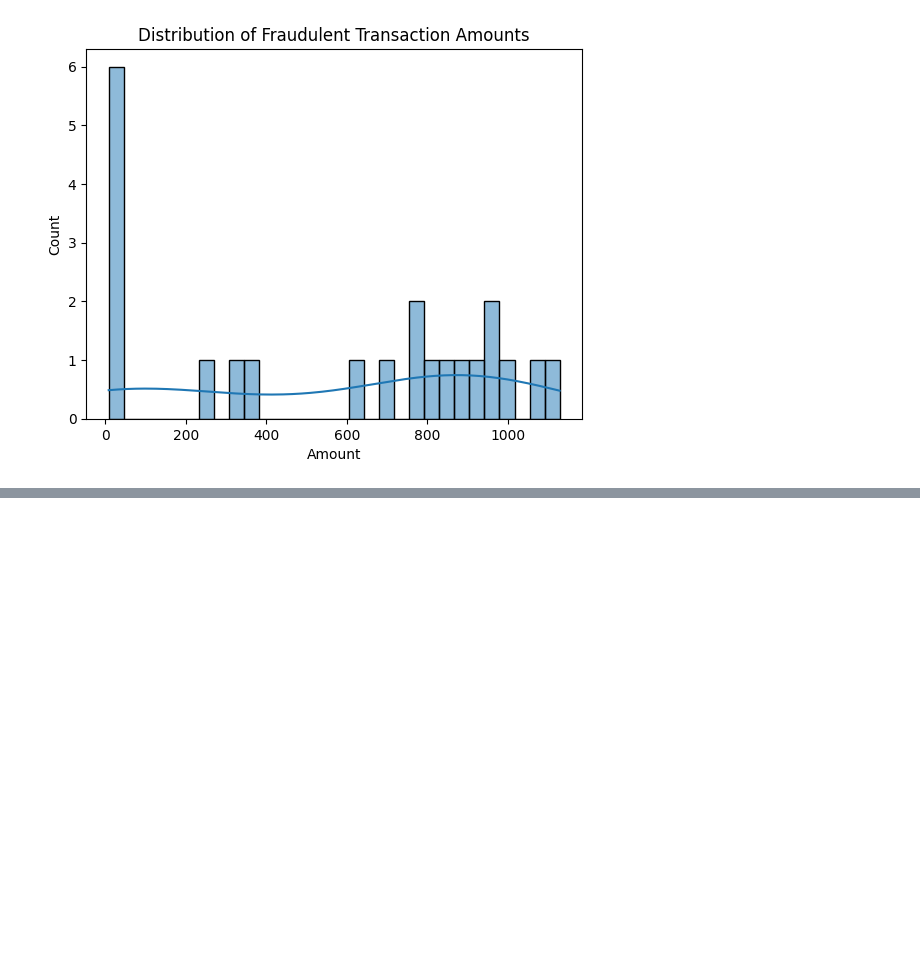
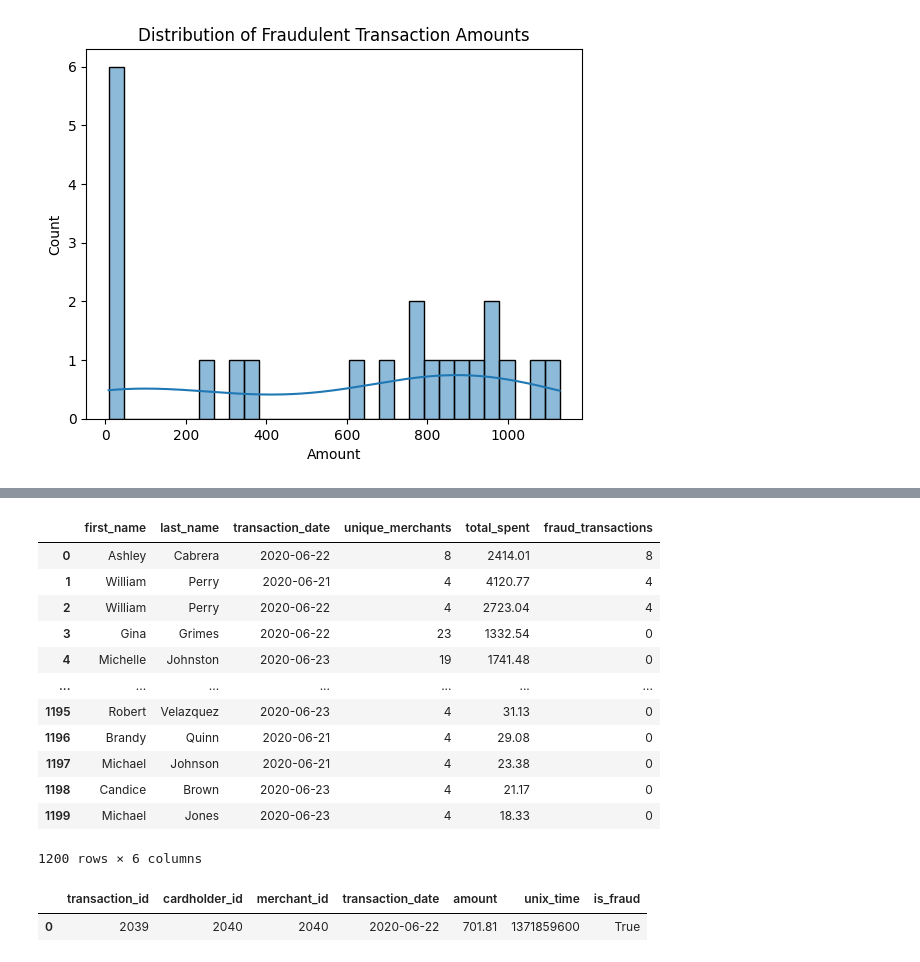
Before and after one commit to COP3710CreditCardFraudDetection/CCFraudDetectionDB, a Jupyter notebook: Team7.ipynb, the cells around one changed output, grey strips where cells are left out. Drawn from its saved outputs; the diff is of its cells as text; code cells hidden in the pictures; blank space fills up the shorter version.

```diff
--- a/Team7.ipynb
+++ b/Team7.ipynb
@@ -42,0 +230,58 @@ plt.show()
+# %%
+#Query 9:Find any Cardholders Making Transactions at Multiple Merchants on the Same Day
+Query9 = """SELECT
+    c.first_name,
+    c.last_name,
+    t.transaction_date,
+    COUNT(DISTINCT t.merchant_id) AS unique_merchants,
+    SUM(t.amount) AS total_spent,
+    COUNT(CASE WHEN t.is_fraud = TRUE THEN 1 END) AS fraud_transactions
+FROM transactions t
+JOIN cardholder c ON t.cardholder_id = c.cardholder_id
+GROUP BY c.first_name, c.last_name, t.transaction_date
+HAVING COUNT(DISTINCT t.merchant_id) > 3
+ORDER BY fraud_transactions DESC, unique_merchants DESC, total_spent DESC;"""
+
+
+df9 = pd.read_sql(Query9, engine)
+##To display query results:
+from IPython.display import display
+display(df9)
+
+
+import matplotlib.pyplot as plot
+import seaborn as sns
+#plot
+# %% [output]
+|  | first_name | last_name | transaction_date | unique_merchants | total_spent | fraud_transactions |
+| 0 | Ashley | Cabrera | 2020-06-22 | 8 | 2414.01 | 8 |
+| 1 | William | Perry | 2020-06-21 | 4 | 4120.77 | 4 |
+| 2 | William | Perry | 2020-06-22 | 4 | 2723.04 | 4 |
+| 3 | Gina | Grimes | 2020-06-22 | 23 | 1332.54 | 0 |
+| 4 | Michelle | Johnston | 2020-06-23 | 19 | 1741.48 | 0 |
+| ... | ... | ... | ... | ... | ... | ... |
+| 1195 | Robert | Velazquez | 2020-06-23 | 4 | 31.13 | 0 |
+| 1196 | Brandy | Quinn | 2020-06-21 | 4 | 29.08 | 0 |
+| 1197 | Michael | Johnson | 2020-06-21 | 4 | 23.38 | 0 |
+| 1198 | Candice | Brown | 2020-06-23 | 4 | 21.17 | 0 |
+| 1199 | Michael | Jones | 2020-06-23 | 4 | 18.33 | 0 |
+1200 rows × 6 columns
+# %%
+#Query 10:most recent faudulent flagged transaction
+Query10 = """SELECT * FROM transactions WHERE is_fraud = TRUE ORDER BY transaction_date DESC LIMIT 1;
+"""
+
+
+
+df10 = pd.read_sql(Query10, engine)
+##To display query results:
+from IPython.display import display
+display(df10)
+
+
+import matplotlib.pyplot as plot
+import seaborn as sns
+#plot
+# %% [output]
+|  | transaction_id | cardholder_id | merchant_id | transaction_date | amount | unix_time | is_fraud |
+| 0 | 2039 | 2040 | 2040 | 2020-06-22 | 701.81 | 1371859600 | True |
```
Also changed, not shown: parts of 7 cells of this notebook.
